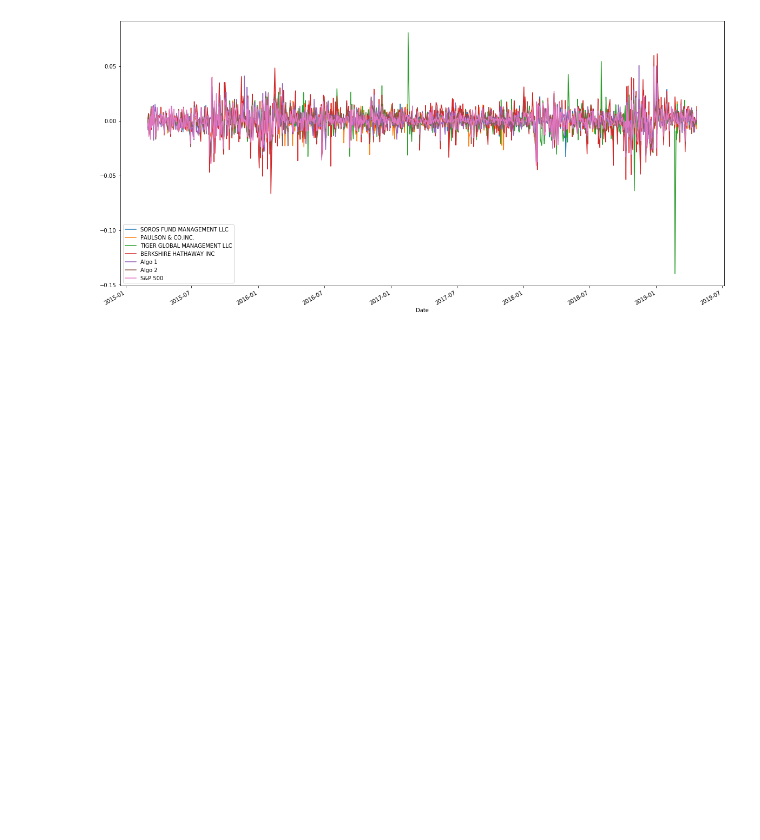
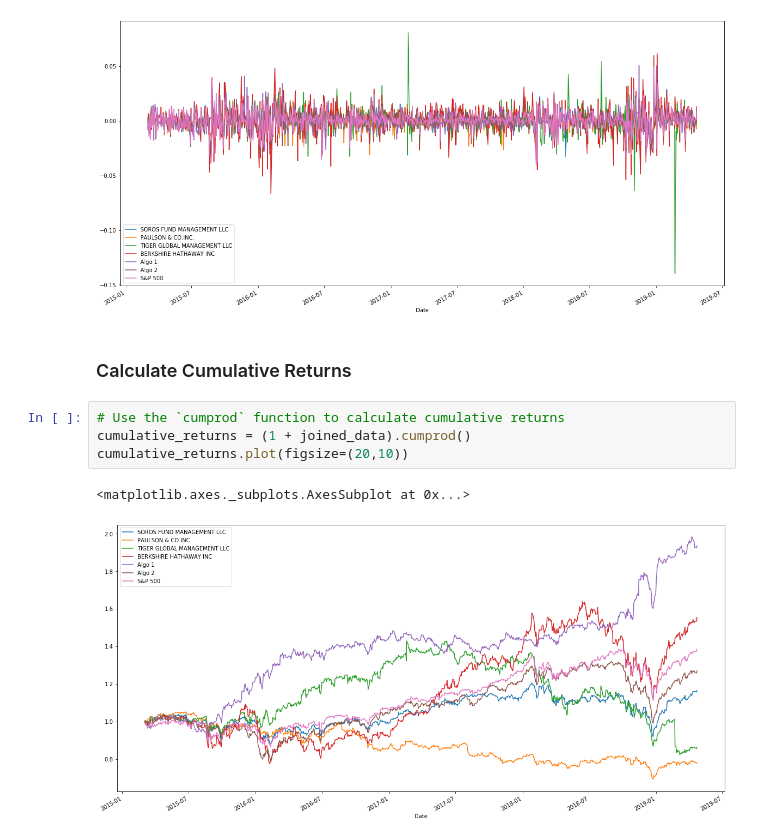
Before and after one commit to CFA-Fintech/A-Whale-Off-the-Portfolio, a Jupyter notebook: whale_analysis.ipynb, the cells around one changed output. Drawn from its saved outputs; the diff is of its cells as text; blank space fills up the shorter version.

Commit message:
Use the `cumprod` function to calculate cumulative returns

```diff
--- a/whale_analysis.ipynb
+++ b/whale_analysis.ipynb
@@ -188,3 +188,12 @@ joined_data.plot(figsize=(20,10))
 # %% [output]
 <matplotlib.axes._subplots.AxesSubplot at 0x...>
 [figure]
+# %% [markdown]
+### Calculate Cumulative Returns
+# %%
+# Use the `cumprod` function to calculate cumulative returns
+cumulative_returns = (1 + joined_data).cumprod()
+cumulative_returns.plot(figsize=(20,10))
+# %% [output]
+<matplotlib.axes._subplots.AxesSubplot at 0x...>
+[figure, added]
```
